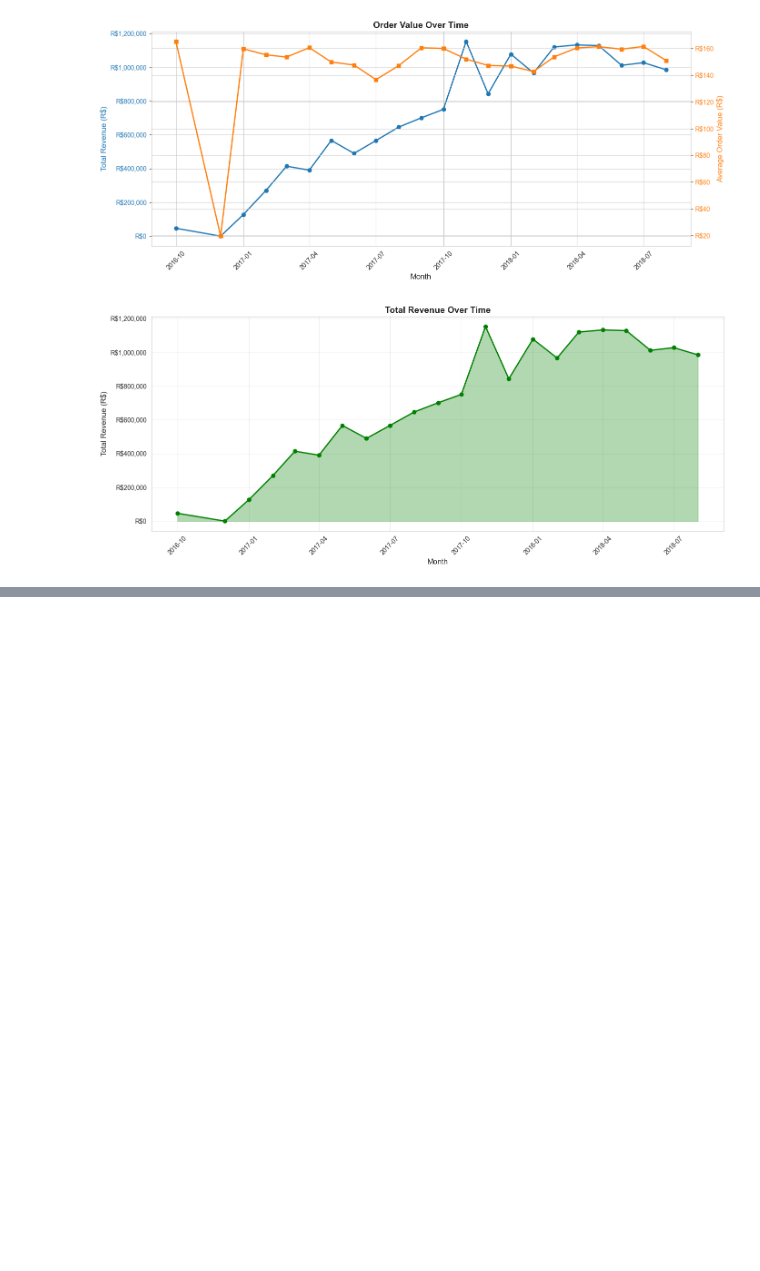
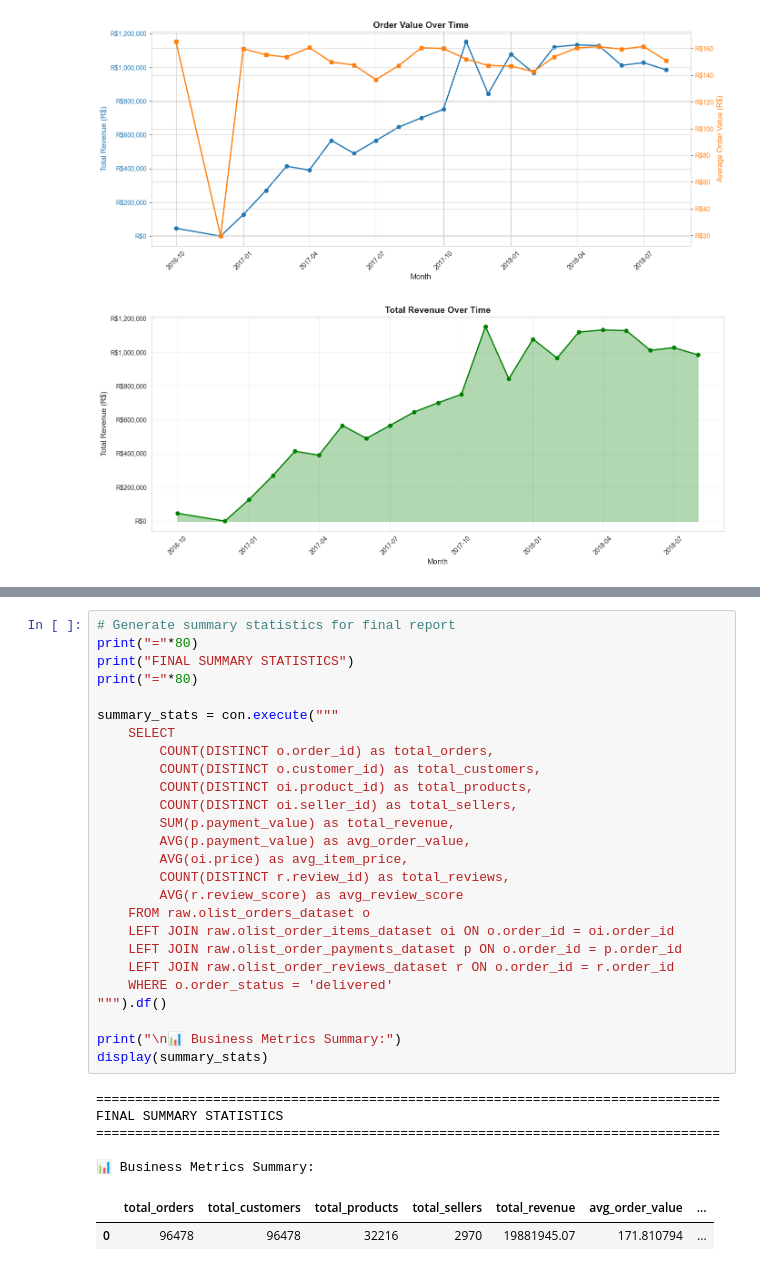
Before and after one commit to daniel-yapp/dbt-ml-analytics-pipeline, a Jupyter notebook: notebooks/01_exploratory_data_analysis.ipynb, the cells around one changed output, grey strips where cells are left out. Saved outputs shown, nothing was run; the diff lists cells and outputs as text; blank space fills up the shorter version.

```diff
--- a/notebooks/01_exploratory_data_analysis.ipynb
+++ b/notebooks/01_exploratory_data_analysis.ipynb
@@ -916,0 +939,34 @@ Order Value by Month:
+# %%
+# Generate summary statistics for final report
+print("="*80)
+print("FINAL SUMMARY STATISTICS")
+print("="*80)
+
+summary_stats = con.execute("""
+    SELECT
+        COUNT(DISTINCT o.order_id) as total_orders,
+        COUNT(DISTINCT o.customer_id) as total_customers,
+        COUNT(DISTINCT oi.product_id) as total_products,
+        COUNT(DISTINCT oi.seller_id) as total_sellers,
+        SUM(p.payment_value) as total_revenue,
+        AVG(p.payment_value) as avg_order_value,
+        AVG(oi.price) as avg_item_price,
+        COUNT(DISTINCT r.review_id) as total_reviews,
+        AVG(r.review_score) as avg_review_score
+    FROM raw.olist_orders_dataset o
+    LEFT JOIN raw.olist_order_items_dataset oi ON o.order_id = oi.order_id
+    LEFT JOIN raw.olist_order_payments_dataset p ON o.order_id = p.order_id
+    LEFT JOIN raw.olist_order_reviews_dataset r ON o.order_id = r.order_id
+    WHERE o.order_status = 'delivered'
+""").df()
+
+print("\n📊 Business Metrics Summary:")
+display(summary_stats)
+# %% [output]
+================================================================================
+FINAL SUMMARY STATISTICS
+================================================================================
+
+📊 Business Metrics Summary:
+|  | total_orders | total_customers | total_products | total_sellers | total_revenue | avg_order_value | ... |
+| 0 | 96478 | 96478 | 32216 | 2970 | 19881945.07 | 171.810794 | ... |
```
Also changed, not shown: parts of 13 cells of this notebook, 27 other files.
